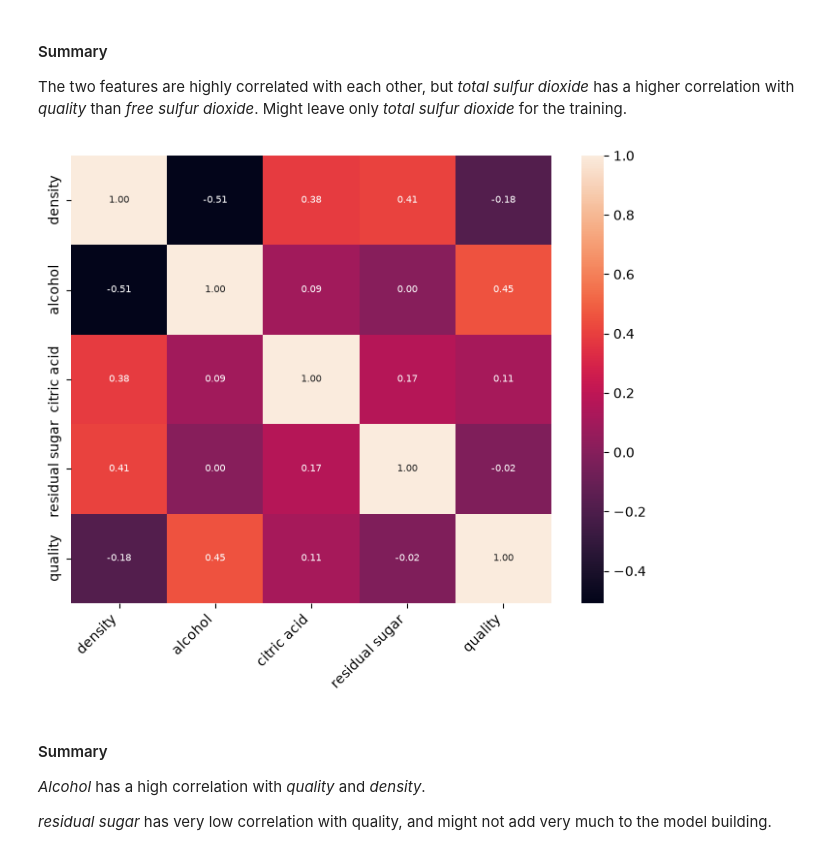
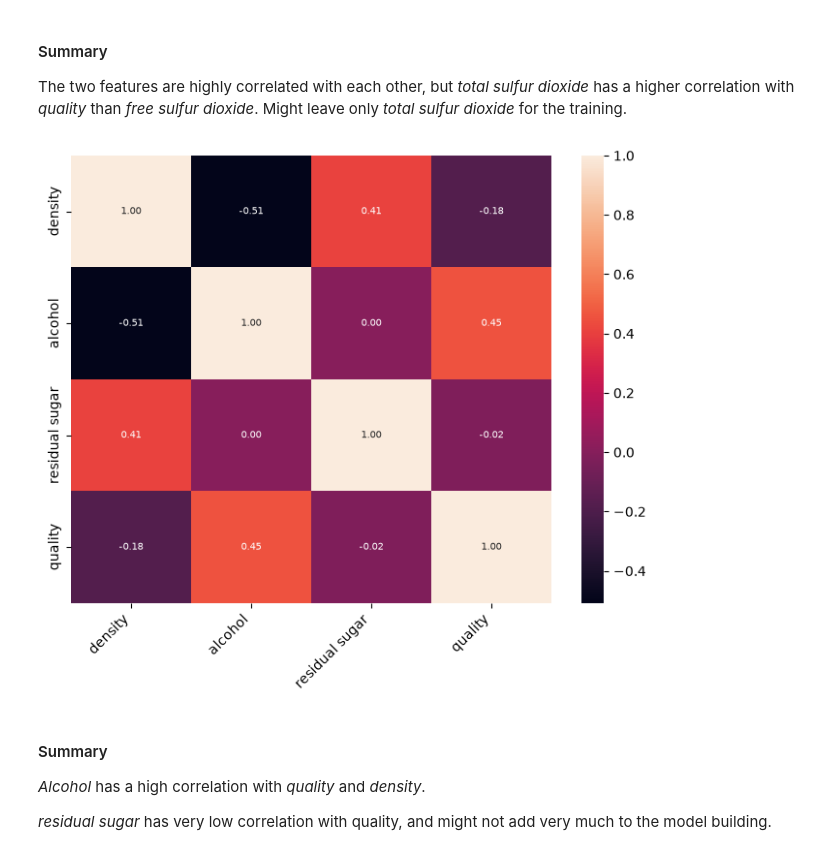
Before and after one commit to kambizaur/DAT200-CA3, a Jupyter notebook: random_norwegian_forest_1.ipynb, the cells around one changed output. Saved outputs shown, nothing was run; the diff lists cells and outputs as text; code cells hidden in the pictures.

```diff
--- a/random_norwegian_forest_1.ipynb
+++ b/random_norwegian_forest_1.ipynb
@@ -122,29 +119,28 @@ The two features are highly correlated with each other, but *total sulfur dioxid
 # %%
 # Correlation between
 df_train_corr = df_train[
     [
         'density',
         'alcohol',
-        'citric acid',
         'residual sugar',
         'quality'
     ]].corr()
 
 # Plot
 plt.figure(figsize=(8, 6))
 sns.heatmap(
     data=df_train_corr,
     annot=True,
     annot_kws={"size":7},
     fmt=".2f"
 )
 plt.xticks(
     rotation=45,
     ha='right'
 )
 plt.show()
 # %% [output]
-[figure, old version]
+[figure, new version]
 # %% [markdown]
 #### Summary
 *Alcohol* has a high correlation with *quality* and *density*.
```
Also changed, not shown: parts of 37 cells of this notebook, 1 other file.
